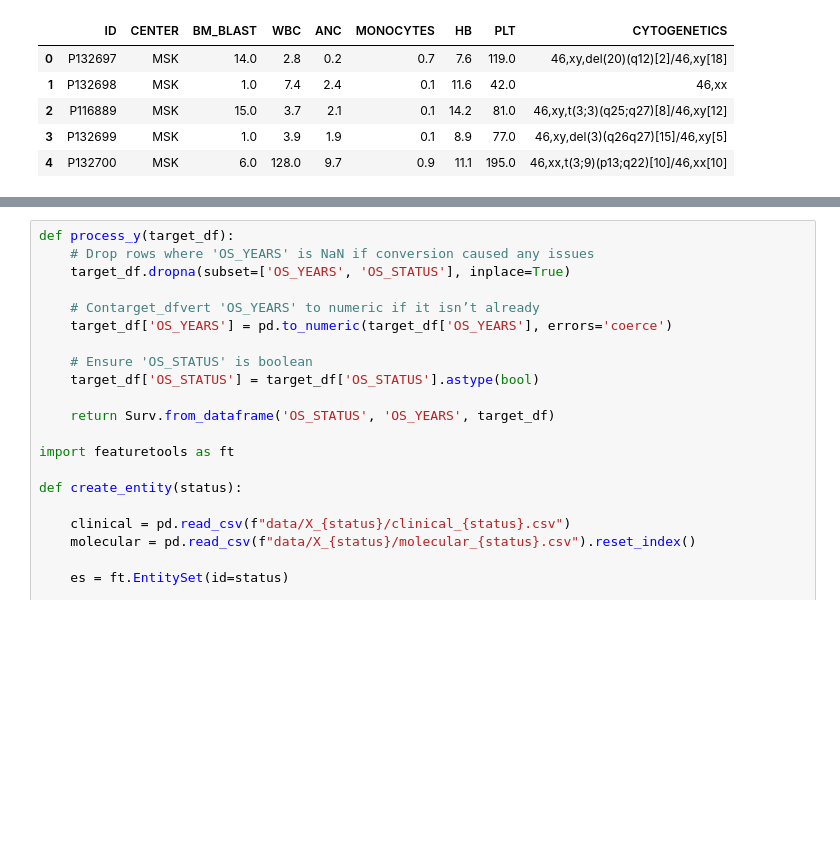
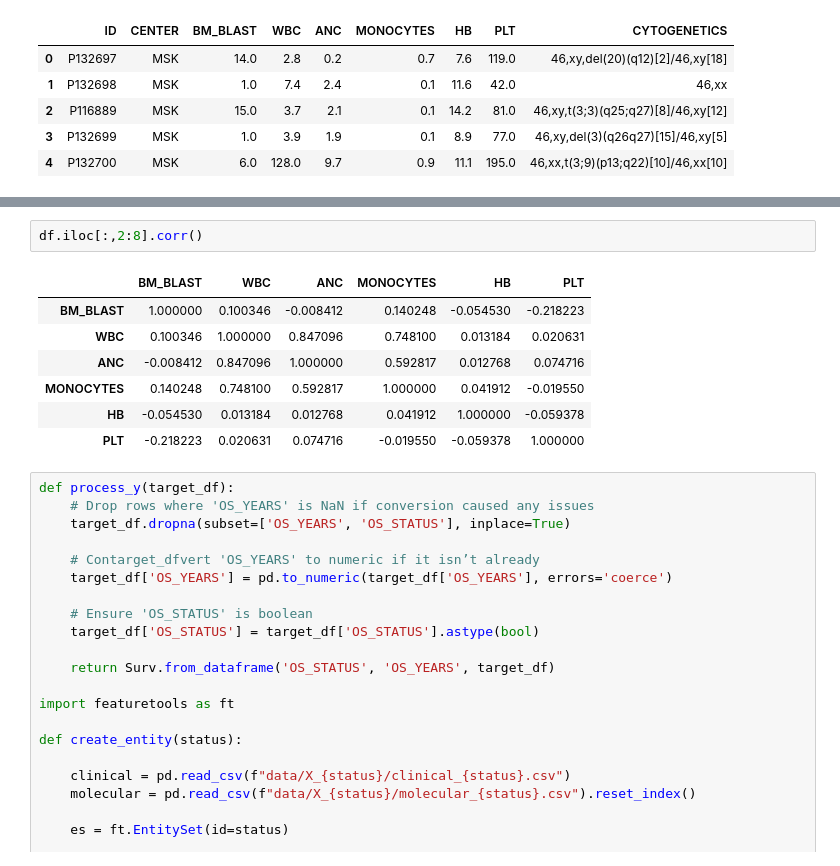
Before and after one commit to Caymaar/qrt-challenge-2025, a Jupyter notebook: dev.ipynb, the cells around one changed output, grey strips where cells are left out. Saved outputs shown, nothing was run; the diff lists cells and outputs as text; blank space fills up the shorter version.

```diff
--- a/dev.ipynb
+++ b/dev.ipynb
@@ -35,3 +246,13 @@ df.head()
+# %%
+df.iloc[:,2:8].corr()
+# %% [output]
+|  | BM_BLAST | WBC | ANC | MONOCYTES | HB | PLT |
+| BM_BLAST | 1.000000 | 0.100346 | -0.008412 | 0.140248 | -0.054530 | -0.218223 |
+| WBC | 0.100346 | 1.000000 | 0.847096 | 0.748100 | 0.013184 | 0.020631 |
+| ANC | -0.008412 | 0.847096 | 1.000000 | 0.592817 | 0.012768 | 0.074716 |
+| MONOCYTES | 0.140248 | 0.748100 | 0.592817 | 1.000000 | 0.041912 | -0.019550 |
+| HB | -0.054530 | 0.013184 | 0.012768 | 0.041912 | 1.000000 | -0.059378 |
+| PLT | -0.218223 | 0.020631 | 0.074716 | -0.019550 | -0.059378 | 1.000000 |
 # %%
 def process_y(target_df):
     # Drop rows where 'OS_YEARS' is NaN if conversion caused any issues
```
Also changed, not shown: parts of 16 cells of this notebook, 59 other files.
